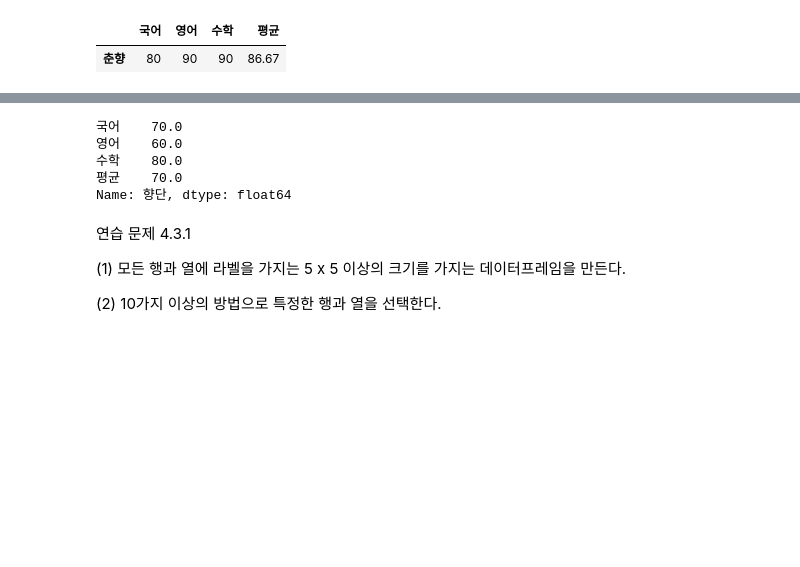
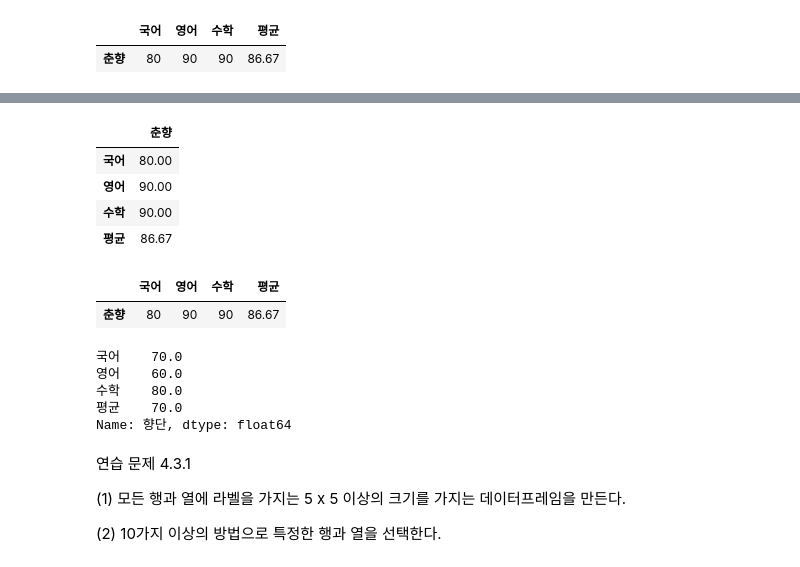
Before and after one commit to eunjiLee11/Data-Analysis-2021.11, a Jupyter notebook: 02.Pandas/연습문제.ipynb, the cells around one changed output, grey strips where cells are left out. Saved outputs shown, nothing was run; the diff lists cells and outputs as text; code cells hidden in the pictures; blank space fills up the shorter version.

```diff
--- a/02.Pandas/연습문제.ipynb
+++ b/02.Pandas/연습문제.ipynb
@@ -159,2 +182,15 @@ df[:'춘향'].round(2)
+# %%
+df.T[['춘향']]
+# %% [output]
+|  | 춘향 |
+| 국어 | 80.00 |
+| 영어 | 90.00 |
+| 수학 | 90.00 |
+| 평균 | 86.67 |
+# %%
+df[:'춘향']
+# %% [output]
+|  | 국어 | 영어 | 수학 | 평균 |
+| 춘향 | 80 | 90 | 90 | 86.67 |
 # %%
 # (6) 향단의 점수를 시리즈로 나타낸다.
```
Also changed, not shown: parts of 9 cells of this notebook, 3 other files.
